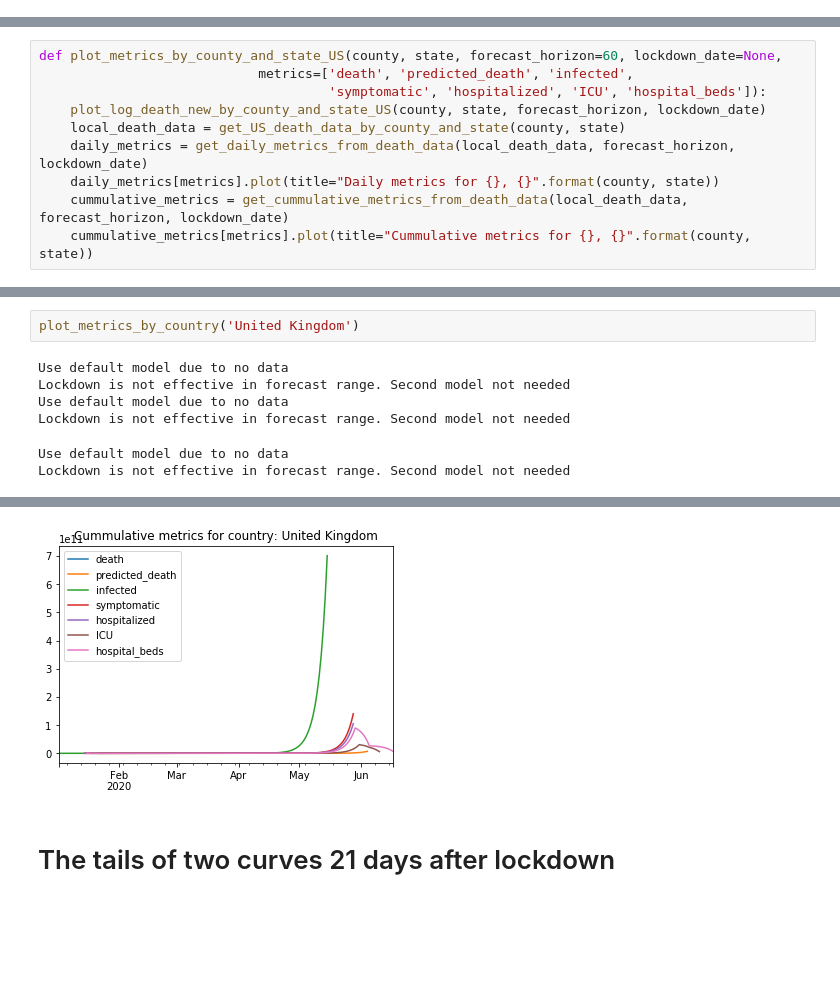
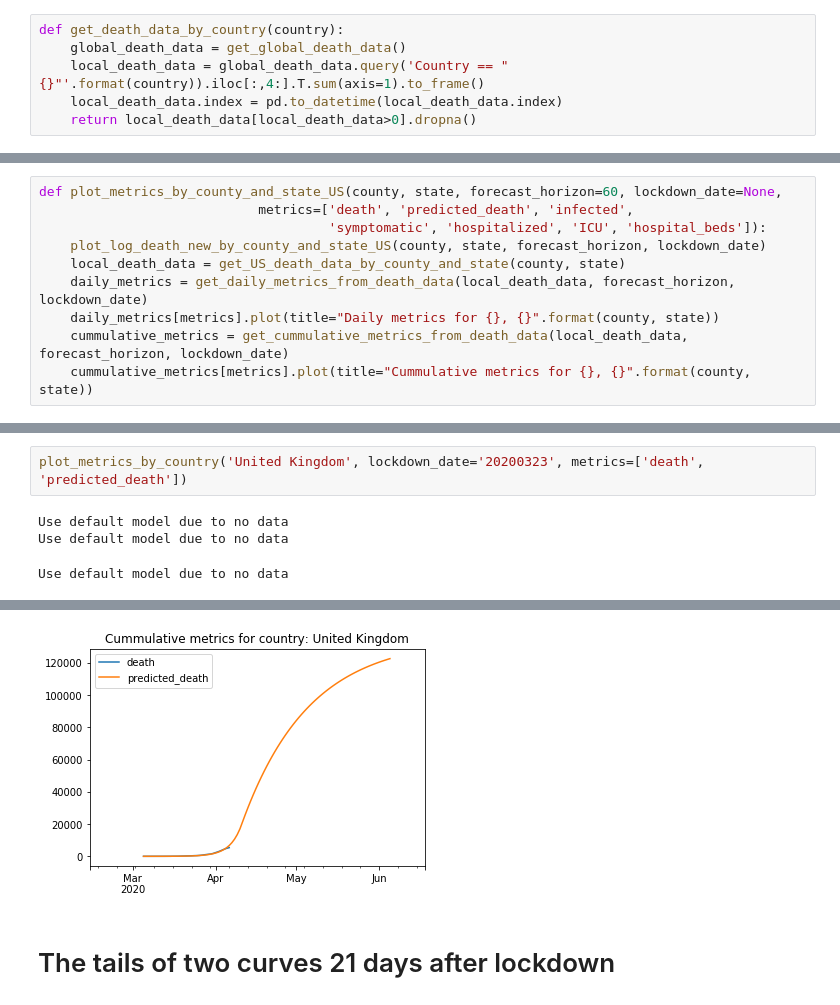
Before and after one commit to huonghuynhsc/COVID-19, a Jupyter notebook: prognosis/Prognosis.ipynb, the cells around one changed output, grey strips where cells are left out. Saved outputs shown, nothing was run; the diff lists cells and outputs as text; blank space fills up the shorter version.

```diff
--- a/prognosis/Prognosis.ipynb
+++ b/prognosis/Prognosis.ipynb
@@ -88,6 +36,12 @@ def get_US_death_data(csv_file='../csse_covid_19_data/csse_covid_19_time_series/
     return death_data.rename(index=str, columns={"Country_Region": "Country",
                                                  "Province_State": "State",
                                                  "Admin2": "County"})
+# %%
+def get_death_data_by_country(country):
+    global_death_data = get_global_death_data()
+    local_death_data = global_death_data.query('Country == "{}"'.format(country)).iloc[:,4:].T.sum(axis=1).to_frame()
+    local_death_data.index = pd.to_datetime(local_death_data.index)
+    return local_death_data[local_death_data>0].dropna()
 # %%
 def get_US_death_data_by_state(state):
     US_death_data = get_US_death_data()
@@ -473,9 +478,6 @@ Lockdown is not effective in forecast range. Second model not needed
 # %%
-plot_metrics_by_country('United Kingdom')
+plot_metrics_by_country('United Kingdom', lockdown_date='20200323', metrics=['death', 'predicted_death'])
 # %% [output]
 Use default model due to no data
-Lockdown is not effective in forecast range. Second model not needed
 Use default model due to no data
-Lockdown is not effective in forecast range. Second model not needed
 Use default model due to no data
-Lockdown is not effective in forecast range. Second model not needed
@@ -484,4 +486,4 @@ Lockdown is not effective in forecast range. Second model not needed
-[figure, old version]
+[figure, new version]
 # %% [markdown]
 # The tails of two curves 21 days after lockdown
 # %%
```
Also changed, not shown: parts of 28 cells of this notebook, 1 other file.
